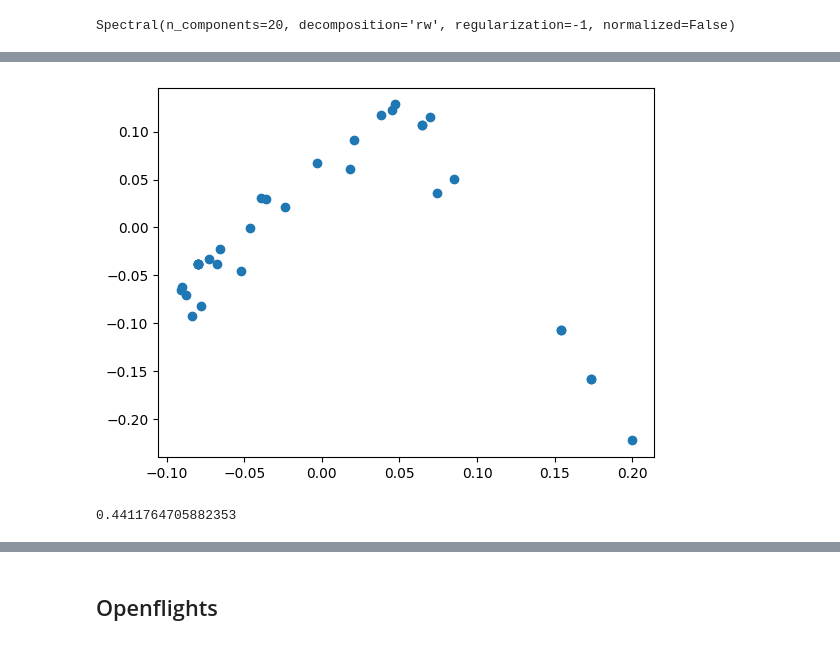
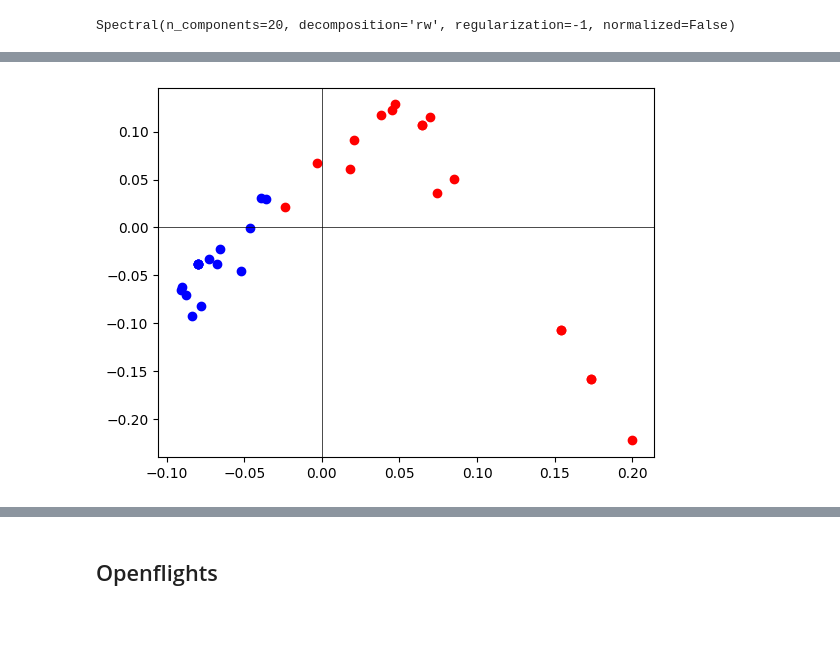
Before and after one commit to ttperr/SD212, a Jupyter notebook: TP6/6-embedding.ipynb, the cells around one changed output, grey strips where cells are left out. Drawn from its saved outputs; the diff is of its cells as text; code cells hidden in the pictures.

```diff
--- a/TP6/6-embedding.ipynb
+++ b/TP6/6-embedding.ipynb
@@ -75,14 +80,15 @@ SVG(image)
 [drawing not drawn]
 # %%
 # display the embedding graph in 2D
+
 embedding = spectral.embedding_
-plt.scatter(embedding[:, 0], embedding[:, 1])
-plt.show()
+
+COLORS = ['blue', 'red']
+plt.axvline(0, linewidth=0.5, c='k')
+plt.axhline(0, linewidth=0.5, c='k')
+
+for l in np.unique(labels_true):
+    nodes = np.argwhere(labels_true == l).ravel()
+    plt.scatter(embedding[nodes,0], embedding[nodes,1], color=COLORS[l])
 # %% [output]
-[figure, old version]
+[figure, new version]
-# %%
-# compare the clusters obtained with the sign of the first dimension to the ground-truth clusters.
-labels_pred = 2 * (embedding[:, 0] > 0) - 1
-print(np.sum(labels_pred == labels_true) / len(labels_true))
-# %% [output]
-0.4411764705882353
```
Also changed, not shown: parts of 8 cells of this notebook.
